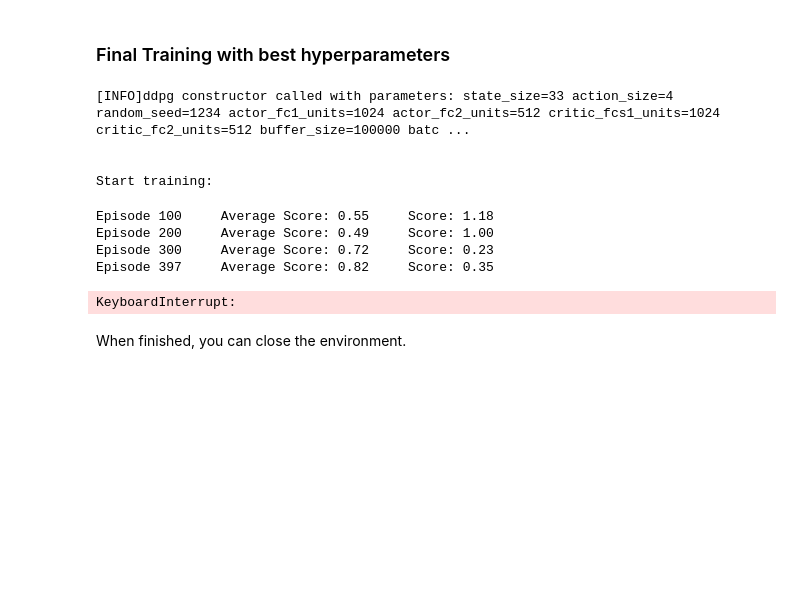
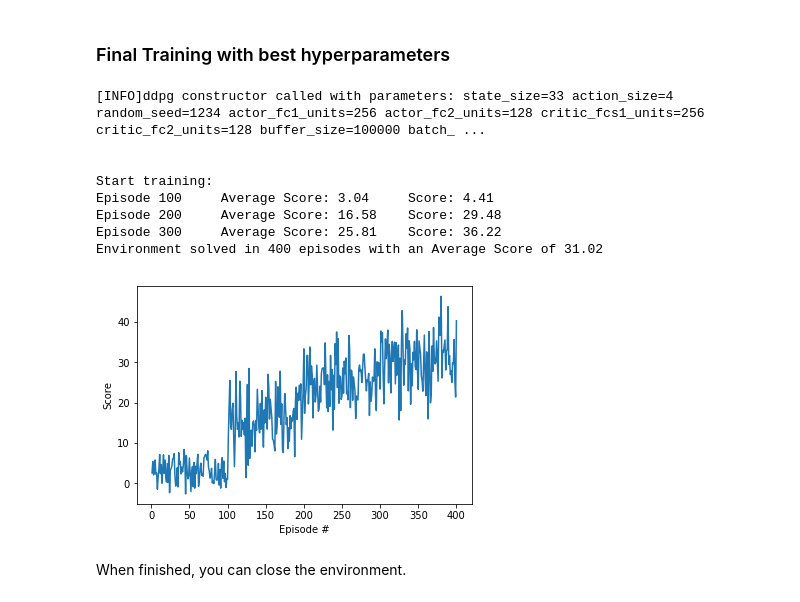
Before and after one commit to shamimtowhid/continuous_control_with_deep_RL, a Jupyter notebook: Continuous_Control.ipynb, the cells around one changed output. Saved outputs shown, nothing was run; the diff lists cells and outputs as text; code cells hidden in the pictures; blank space fills up the shorter version.

Commit message:
added final trained model files and train notebook

```diff
--- a/Continuous_Control.ipynb
+++ b/Continuous_Control.ipynb
@@ -269,21 +269,24 @@ plot_training(avg_score)
 # %% [markdown]
 ### Final Training with best hyperparameters
 # %%
-scores = ddpg(n_episodes=1500, max_t=1000,
-              actor_fc1_units=1024, actor_fc2_units=512,
-              critic_fcs1_units=1024, critic_fc2_units=512, bn_mode=2,
-              gamma=0.99, tau=1e-1, lr_actor=0.001, lr_critic=0.0001, weight_decay=0.1,
-              add_ounoise=False, mu=0., theta=0.15, sigma=0.1)
+scores = ddpg(n_episodes=1000, max_t=1000,
+              actor_fc1_units=256, actor_fc2_units=128,
+              critic_fcs1_units=256, critic_fc2_units=128, bn_mode=2,
+              gamma=0.99, tau=0.001, lr_actor=0.0001, lr_critic=0.001, weight_decay=0.1,
+              add_ounoise=True, mu=0., theta=0.15, sigma=0.1)
 # %% [output]
-[INFO]ddpg constructor called with parameters: state_size=33 action_size=4 random_seed=1234 actor_fc1_units=1024 actor_fc2_units=512 critic_fcs1_units=1024 critic_fc2_units=512 buffer_size=100000 batc ...
+[INFO]ddpg constructor called with parameters: state_size=33 action_size=4 random_seed=1234 actor_fc1_units=256 actor_fc2_units=128 critic_fcs1_units=256 critic_fc2_units=128 buffer_size=100000 batch_ ...
 
 
 Start training:
+Episode 100     Average Score: 3.04     Score: 4.41
+Episode 200     Average Score: 16.58    Score: 29.48
+Episode 300     Average Score: 25.81    Score: 36.22
+Environment solved in 400 episodes with an Average Score of 31.02
-Episode 100     Average Score: 0.55     Score: 1.18
-Episode 200     Average Score: 0.49     Score: 1.00
-Episode 300     Average Score: 0.72     Score: 0.23
-Episode 397     Average Score: 0.82     Score: 0.35
-KeyboardInterrupt:
+# %%
+plot_training(scores)
+# %% [output]
+[figure, added]
 # %% [markdown]
 When finished, you can close the environment.
 # %%
```
Also changed, not shown: parts of 2 cells of this notebook, 3 other files.
